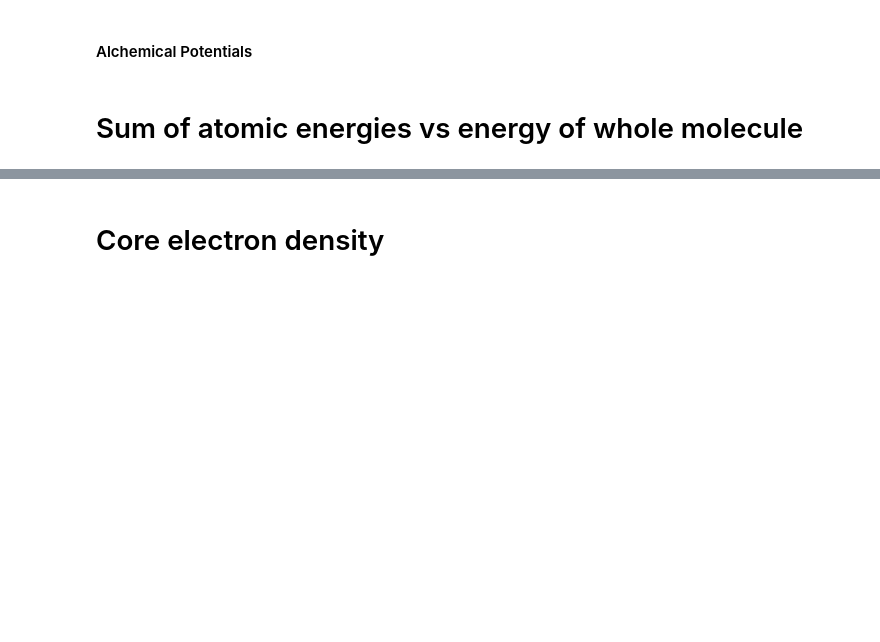
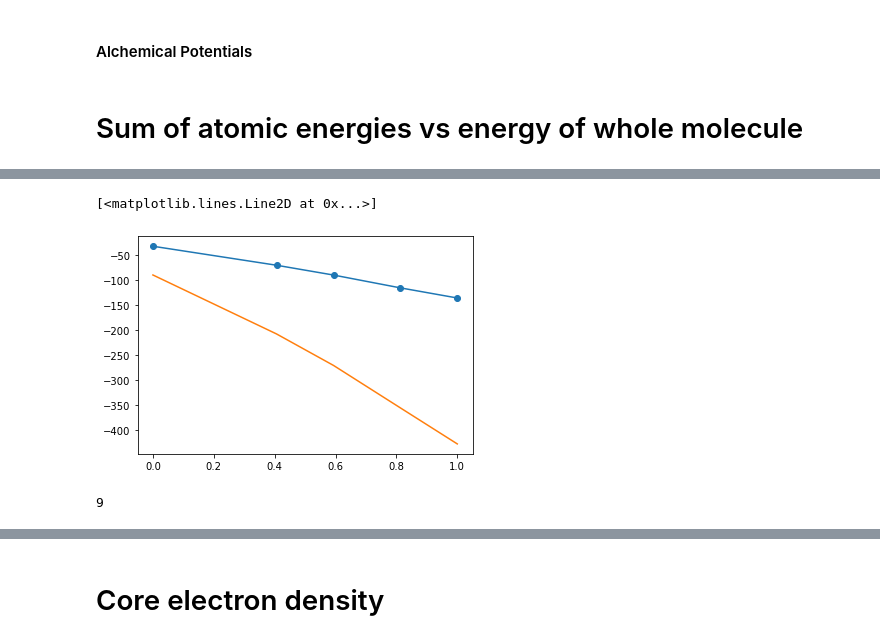
Before and after one commit to ferchault/APDFT, a Jupyter notebook: prototyping/atomic_energies/analysis/geometry/analyse_energies.ipynb, the cells around one changed output, grey strips where cells are left out. Drawn from its saved outputs; the diff is of its cells as text; code cells hidden in the pictures; blank space fills up the shorter version.

```diff
--- a/prototyping/atomic_energies/analysis/geometry/analyse_energies.ipynb
+++ b/prototyping/atomic_energies/analysis/geometry/analyse_energies.ipynb
@@ -805,7 +807,11 @@ cpmd_bond = np.loadtxt('/home/misa/projects/atomic-energies/data/ueg_reference/a
 cpmd_angle = np.loadtxt('/home/misa/projects/atomic-energies/data/ueg_reference/amons/geometry/angles/butanol_plane/cpmd_en.txt')
 cpmd_dihe = np.loadtxt('/home/misa/projects/atomic-energies/data/ueg_reference/amons/geometry/dihedrals/butanol/cpmd_en.txt')
 # %%
-paths_glob = glob.glob('/home/misa/projects/atomic-energies/data/ueg_reference/amons/geometry/angles/butanol_plane/ang_*/results.dict')
+#paths_glob = glob.glob('/home/misa/projects/atomic-energies/data/ueg_reference/amons/geometry/angles/butanol_plane/ang_*/results.dict')
+
+# paths_glob = glob.glob('/data/sahre/projects/atomic-energies/data/ueg_reference/amons/geometry/angles/butanol_plane/ang_*/results.dict')
+paths_glob = glob.glob('/data/sahre/projects/atomic-energies/data/ueg_reference/amons/geometry/bond_stretch/butanol/dist_*/results.dict')
+
 
 angle = []
 for p in paths_glob:
@@ -825,7 +831,8 @@ for d in data:
     pos = d['nuclei'][:,1:]*Bohr
     pos = eqd.shift2center(pos, [0,0,0])
     molecule = Atoms(numbers=nuc_charges, positions=pos)
-    ang = np.round(molecule.get_angle(1, 2,4))
+    #ang = np.round(molecule.get_angle(1, 2,4))
+    ang = np.round(molecule.get_distance(2,4), 5)
     geometries[f'ang_{ang}'] = molecule
 
 alchpots, e_el, e_npbc, e_scaled, e_tot = get_data(data)
@@ -836,0 +848,12 @@ nuc_rep = np.array(nuc_rep)
+# %%
+
+plt.plot(data[4]["lam_vals"], data[4]["alchpots"].sum(axis=1), "-o")
+
+plt.plot(data[4]["lam_vals"], (data[4]["alchpots"]*data[0]["nuclei"][:,0]).sum(axis=1))
+# %% [output]
+[<matplotlib.lines.Line2D at 0x...>]
+[figure, added]
+# %%
+len(data)
+# %% [output]
+9
```
Also changed, not shown: parts of 27 cells of this notebook, 5 other files.
